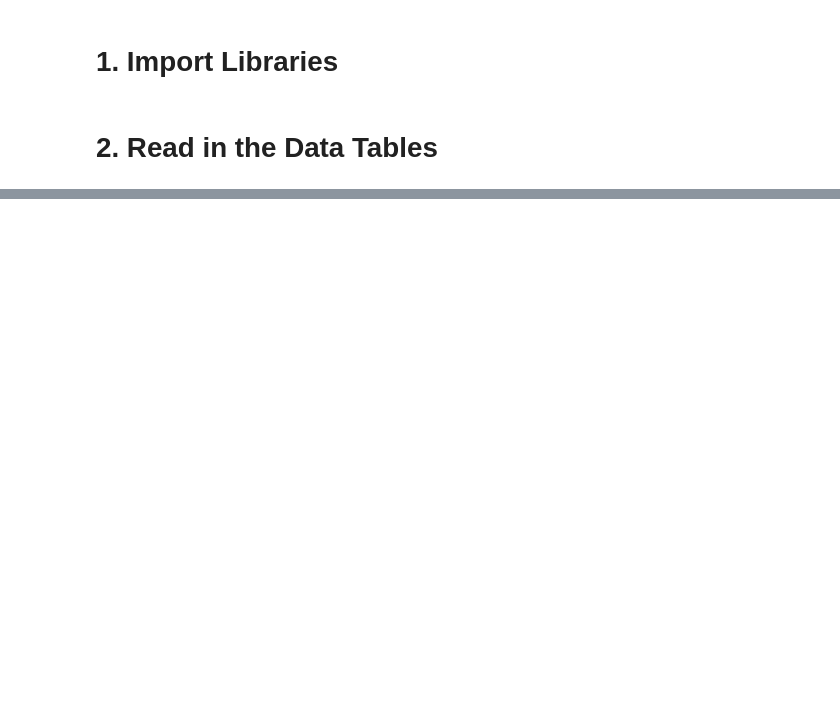
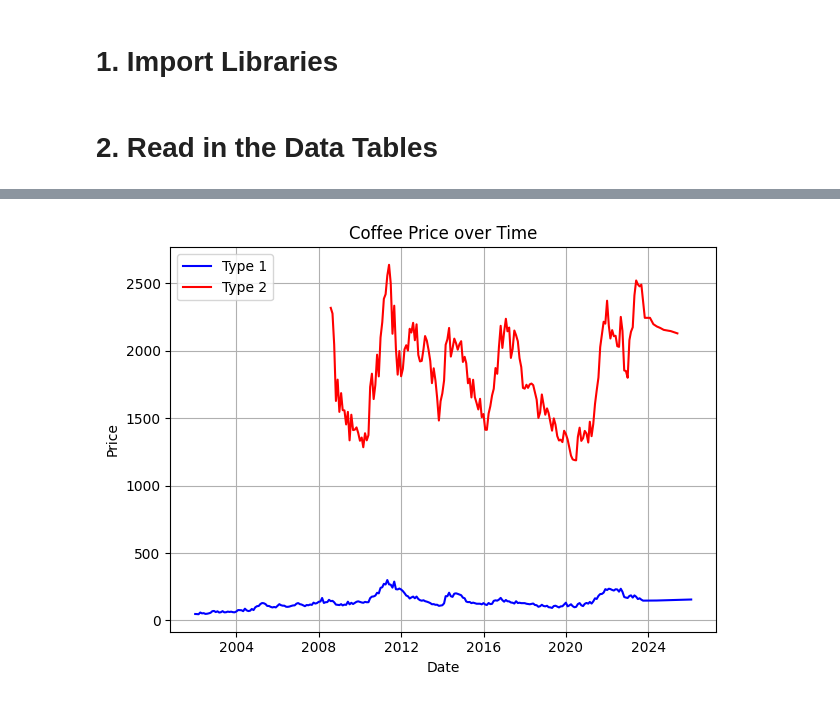
Before and after one commit to lneuendorf/LDC_Test, a Jupyter notebook: analysis.ipynb, the cells around one changed output, grey strips where cells are left out. Cells and saved outputs as stored; diff of their text form; code cells hidden in the pictures; blank space fills up the shorter version.

```diff
--- a/analysis.ipynb
+++ b/analysis.ipynb
@@ -28,0 +75,4 @@ df_price['date'] = pd.to_datetime(df_price['date'], format='%Y-%m-%d')
+# %%
+# Merge data tables for model training
+df = df_snd.merge(df_market, on=['date'], how='left') \
+           .merge(df_price, on=['date','coffee_type_id','actvsproj'],how='left')
@@ -28,0 +109,27 @@ df_price['date'] = pd.to_datetime(df_price['date'], format='%Y-%m-%d')
+# %%
+import matplotlib.pyplot as plt
+import pandas as pd
+
+# Assuming your DataFrame is named df
+df['date'] = pd.to_datetime(df['date'])
+
+# Filter for coffee_type_id == 1 and plot
+type1_data = df[df['coffee_type_id'] == 1]
+plt.plot(type1_data['date'], type1_data['price'], label='Type 1', color='blue')
+
+# Filter for coffee_type_id == 2 and plot
+type2_data = df[df['coffee_type_id'] == 2]
+plt.plot(type2_data['date'], type2_data['price'], label='Type 2', color='red')
+
+# Title, labels and legend
+plt.title("Coffee Price over Time")
+plt.xlabel("Date")
+plt.ylabel("Price")
+plt.legend()
+plt.grid(True)
+plt.tight_layout()
+
+# Show the plot
+plt.show()
+# %% [output]
+[figure, added]
```
Also changed, not shown: parts of 20 cells of this notebook, 2 other files.
